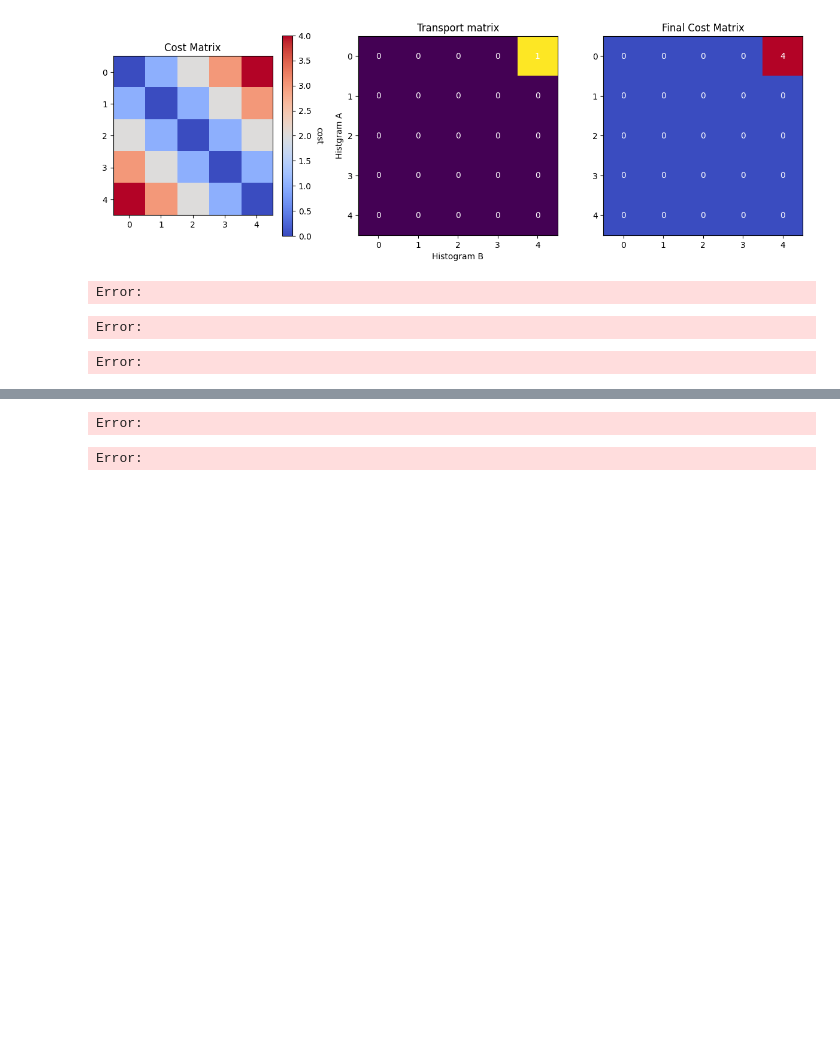
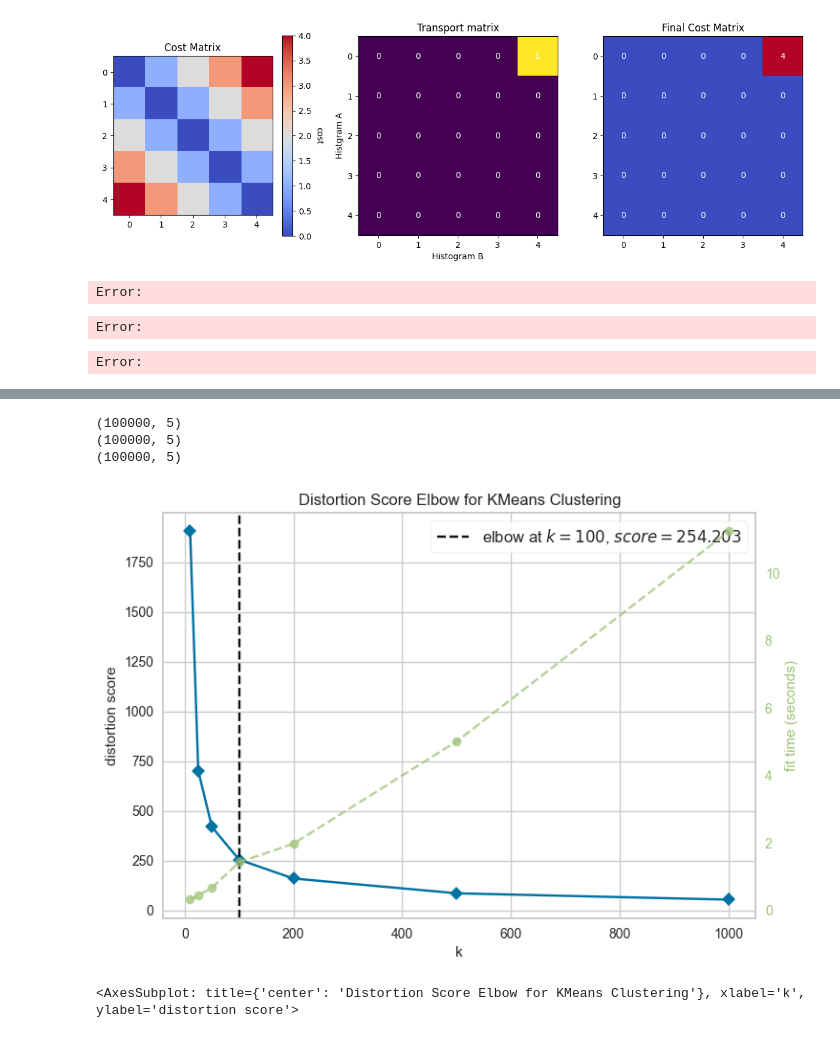
Before and after one commit to Gongsta/Poker-AI, a Jupyter notebook: notebooks/abstraction.ipynb, the cells around one changed output, grey strips where cells are left out. Drawn from its saved outputs; the diff is of its cells as text; code cells hidden in the pictures; blank space fills up the shorter version.

Commit message:
add clusters

```diff
--- a/notebooks/abstraction.ipynb
+++ b/notebooks/abstraction.ipynb
@@ -131,5 +90,38 @@ centroids = torch.tensor(centroids, dtype=torch.float64)
-# %%
-loss(centroids, equity_distributions)
-# %% [output]
-Error:
-Error:
+# %%
+stage = "flop"
+raw_dataset_filenames = get_filenames(f'../data/raw/{stage}')
+raw_dataset_filenames = sorted(raw_dataset_filenames)
+filename = raw_dataset_filenames[-1]
+flop_equity_distributions = np.load(f'../data/raw/{stage}/{filename}')
+stage = "turn"
+raw_dataset_filenames = get_filenames(f'../data/raw/{stage}')
+raw_dataset_filenames = sorted(raw_dataset_filenames)
+filename = raw_dataset_filenames[-1]
+turn_equity_distributions = np.load(f'../data/raw/{stage}/{filename}')
+stage = "river"
+raw_dataset_filenames = get_filenames(f'../data/raw/{stage}')
+raw_dataset_filenames = sorted(raw_dataset_filenames)
+filename = raw_dataset_filenames[-1]
+river_equity_distributions = np.load(f'../data/raw/{stage}/{filename}')
+print(flop_equity_distributions.shape)
+print(turn_equity_distributions.shape)
+print(river_equity_distributions.shape)
+# %% [output]
+(100000, 5)
+(100000, 5)
+(100000, 5)
+# %%
+from sklearn.cluster import KMeans
+from sklearn.datasets import make_blobs
+
+from yellowbrick.cluster import KElbowVisualizer
+
+# Generate synthetic dataset with 8 random clusters
+# # Instantiate the clustering model and visualizer
+model = KMeans(n_init=1)
+visualizer = KElbowVisualizer(model, k=[10, 25, 50, 100, 200, 500, 1000])
+visualizer.fit(flop_equity_distributions)        # Fit the data to the visualizer
+visualizer.show()        # Finalize and render the figure
+# %% [output]
+[figure, added]
+<AxesSubplot: title={'center': 'Distortion Score Elbow for KMeans Clustering'}, xlabel='k', ylabel='distortion score'>
```
Also changed, not shown: parts of 9 cells of this notebook, 8 other files.
